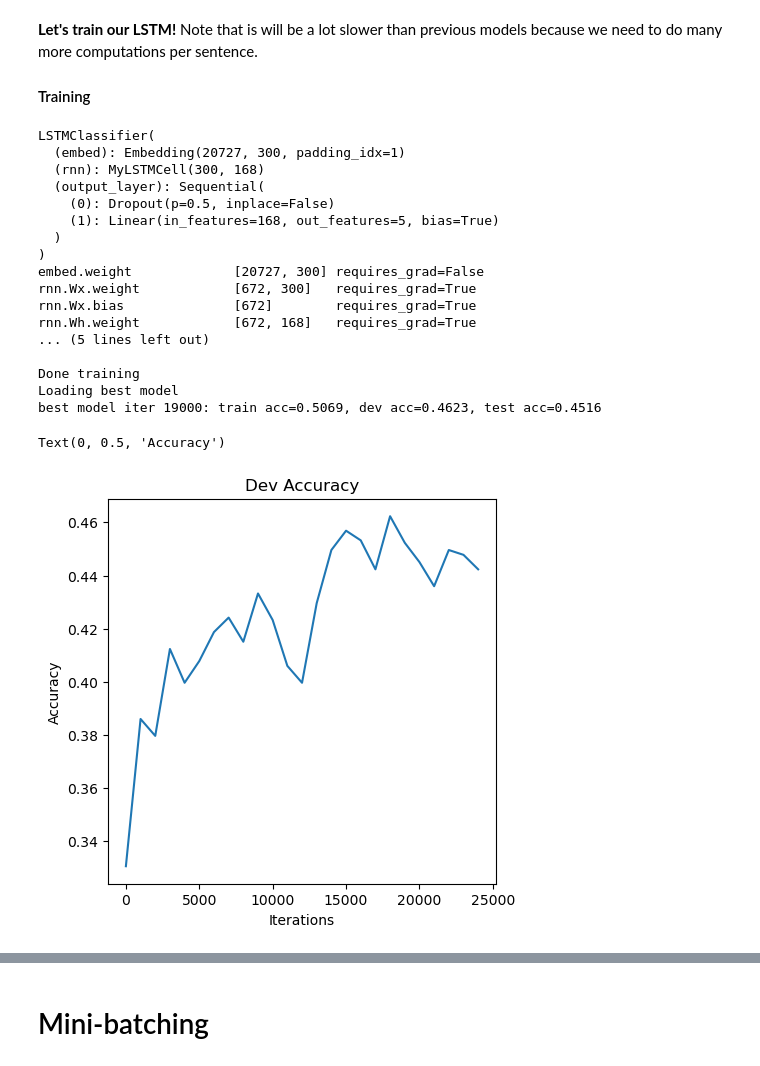
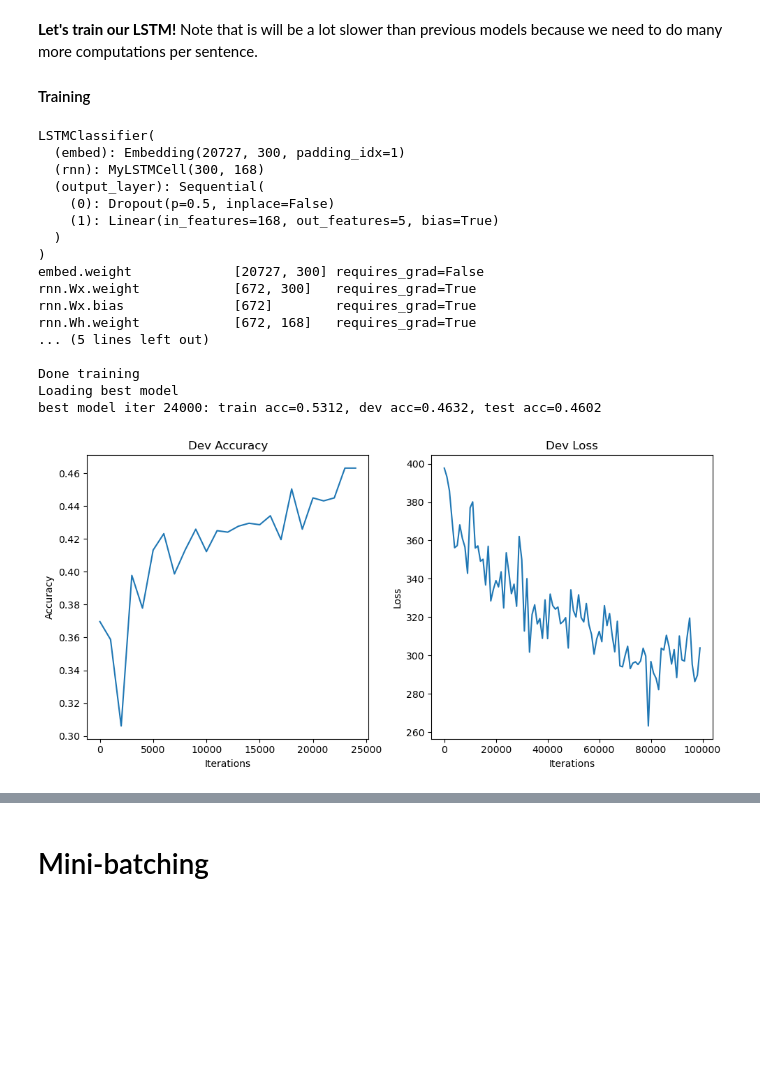
Before and after one commit to Joselgc1/NLP1-Labs, a Jupyter notebook: NLP1 2024 Practical 2 (student_version).ipynb, the cells around one changed output, grey strips where cells are left out. Cells and saved outputs as stored; diff of their text form; code cells hidden in the pictures; blank space fills up the shorter version.

Commit message:
Final training and research additions

```diff
--- a/NLP1 2024 Practical 2 (student_version).ipynb
+++ b/NLP1 2024 Practical 2 (student_version).ipynb
@@ -1161,8 +1186,11 @@ class PTDeepCBOW(DeepCBOW):
 # YOUR CODE HERE
 pt_deep_cbow_trial_accuracies = []
 pt_deep_cbow_trial_losses = []
+
 for seed in range(3):
+
     torch.manual_seed(seed)
+
     pt_deep_cbow_model = PTDeepCBOW(
         vocab_size=len(v.w2i),
         embedding_dim=300,
@@ -1187,9 +1215,15 @@ for seed in range(3):
     print_parameters(pt_deep_cbow_model)
 
     optimizer = optim.Adam(pt_deep_cbow_model.parameters(), lr=0.0005)
+
     pt_deep_cbow_losses, pt_deep_cbow_accuracies = train_model(
-        pt_deep_cbow_model, optimizer, num_iterations=100_000,
-        print_every=1000, eval_every=1000)
+        pt_deep_cbow_model,
+        optimizer,
+        num_iterations=100_000,
+        print_every=1000,
+        eval_every=1000,
+        name_variation=int(seed)
+    )
 
     pt_deep_cbow_trial_accuracies.append(pt_deep_cbow_accuracies)
     pt_deep_cbow_trial_losses.append(pt_deep_cbow_losses)
@@ -1521,8 +1565,12 @@ lstm_model = lstm_model.to(device)
 optimizer = optim.Adam(lstm_model.parameters(), lr=3e-4)
 
 lstm_losses, lstm_accuracies = train_model(
-    lstm_model, optimizer, num_iterations=25000,
-    print_every=250, eval_every=1000)
+    lstm_model,
+    optimizer,
+    num_iterations=25000,
+    print_every=250,
+    eval_every=1000
+)
 # %% [output]
 LSTMClassifier(
   (embed): Embedding(20727, 300, padding_idx=1)
@@ -1540,16 +1588,25 @@ rnn.Wh.weight            [672, 168]   requires_grad=True
 
 Done training
 Loading best model
-best model iter 19000: train acc=0.5069, dev acc=0.4623, test acc=0.4516
+best model iter 24000: train acc=0.5312, dev acc=0.4632, test acc=0.4602
 # %%
+# plot validation accuracy and training loss
+fig, axs = plt.subplots(1, 2, figsize=(10, 5))
+
 # plot validation accuracy
-fig, ax = plt.subplots(figsize=(5, 5))
-x = list(range(0, len(lstm_accuracies)*1000, 1000))
+x_acc = list(range(0, len(lstm_accuracies)*1000, 1000))
+axs[0].plot(x_acc, lstm_accuracies)
+axs[0].set_title("Dev Accuracy")
+axs[0].set_xlabel("Iterations")
+axs[0].set_ylabel("Accuracy")
 
-ax.plot(x, lstm_accuracies)
-ax.set_title("Dev Accuracy")
-ax.set_xlabel("Iterations")
-ax.set_ylabel("Accuracy")
+# plot training loss
+x_loss = list(range(0, len(lstm_losses)*1000, 1000))
+axs[1].plot(x_loss, lstm_losses)
+axs[1].set_title("Dev Loss")
+axs[1].set_xlabel("Iterations")
+axs[1].set_ylabel("Loss")
+
+plt.tight_layout()
 # %% [output]
-Text(0, 0.5, 'Accuracy')
-[figure, old version]
+[figure, new version]
```
Also changed, not shown: parts of 45 cells of this notebook, 25 other files.
